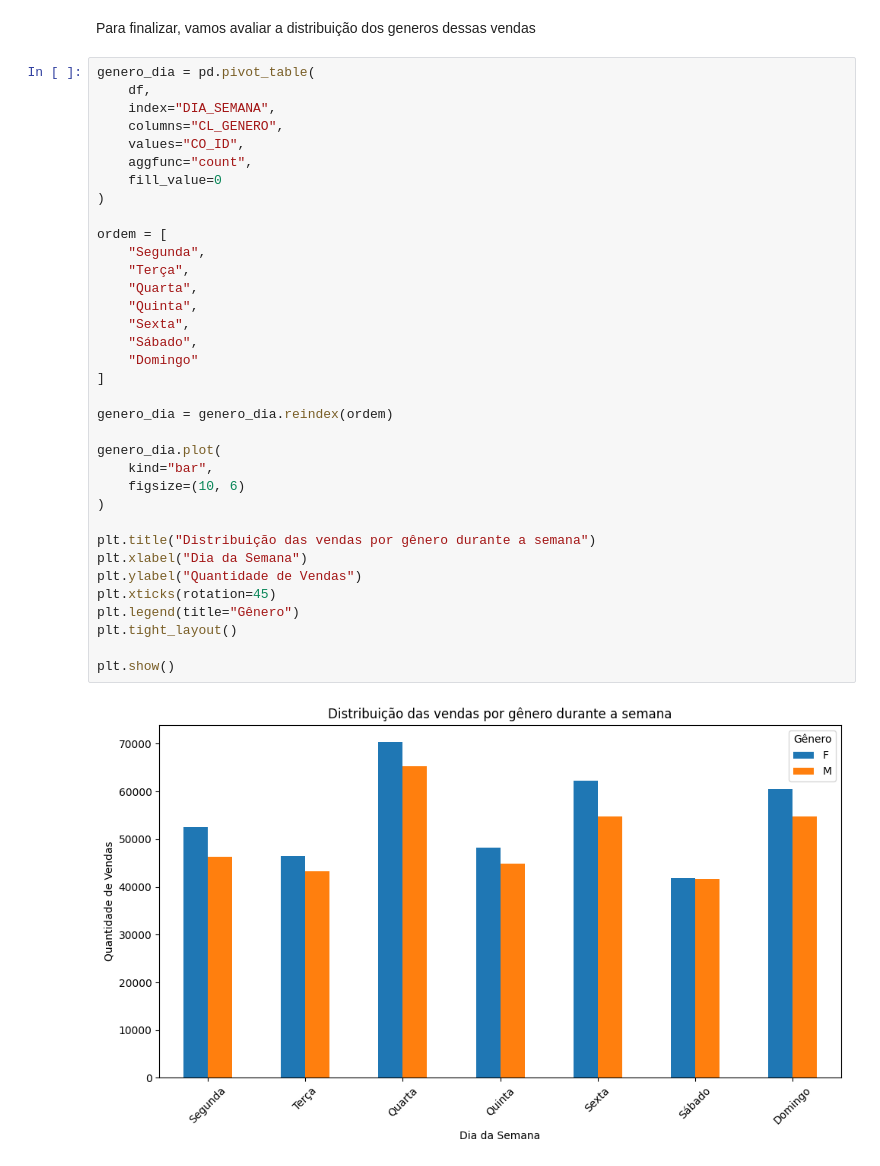
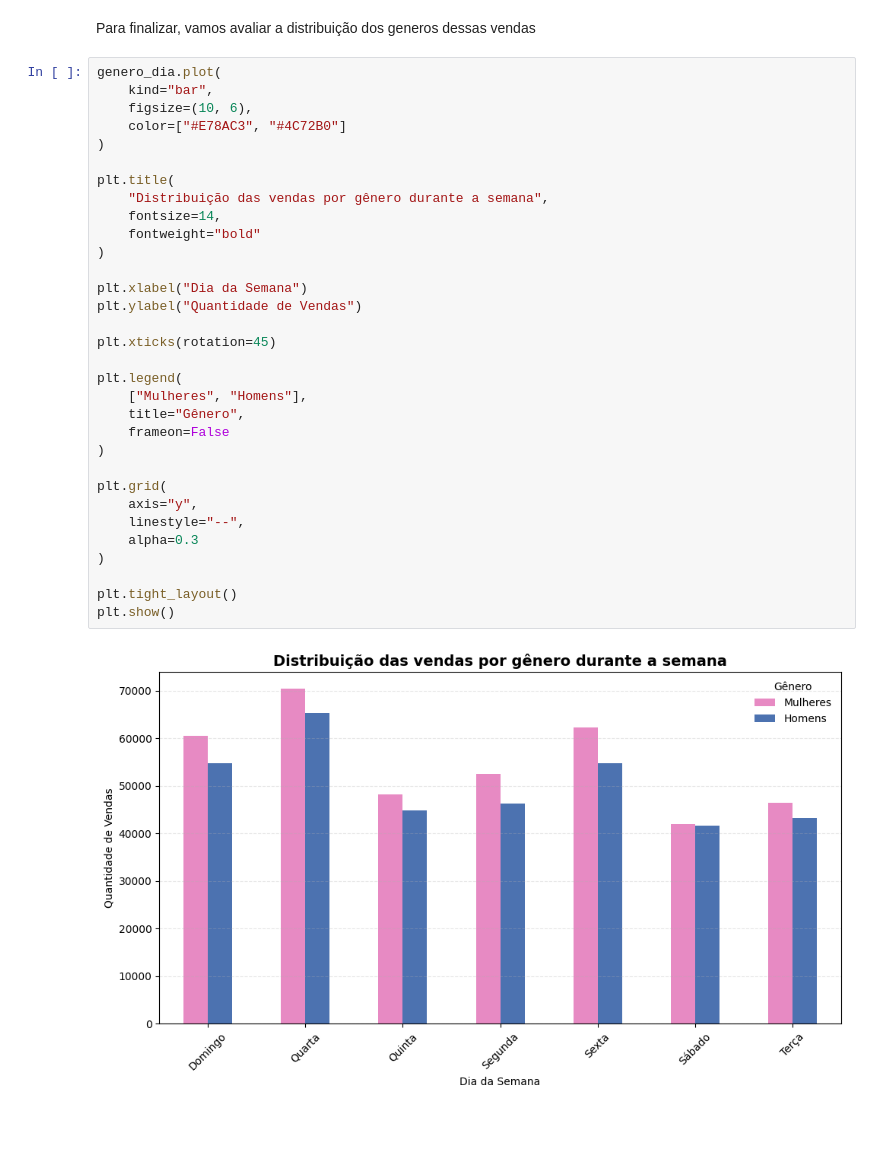
Before and after one commit to jpauleti/miniprojeto_JeanPauleti_T2, a Jupyter notebook: src/analise_varejo.ipynb, the cells around one changed output. Cells and saved outputs as stored; diff of their text form; blank space fills up the shorter version.

```diff
--- a/src/analise_varejo.ipynb
+++ b/src/analise_varejo.ipynb
@@ -300,42 +332,39 @@ print(vendas_dia)
 # %% [markdown]
 Para finalizar, vamos avaliar a distribuição dos generos dessas vendas
 # %%
-genero_dia = pd.pivot_table(
-    df,
-    index="DIA_SEMANA",
-    columns="CL_GENERO",
-    values="CO_ID",
-    aggfunc="count",
-    fill_value=0
+genero_dia.plot(
+    kind="bar",
+    figsize=(10, 6),
+    color=["#E78AC3", "#4C72B0"]
 )
 
-ordem = [
-    "Segunda",
-    "Terça",
-    "Quarta",
-    "Quinta",
-    "Sexta",
-    "Sábado",
-    "Domingo"
-]
-
-genero_dia = genero_dia.reindex(ordem)
-
-genero_dia.plot(
-    kind="bar",
-    figsize=(10, 6)
+plt.title(
+    "Distribuição das vendas por gênero durante a semana",
+    fontsize=14,
+    fontweight="bold"
 )
 
-plt.title("Distribuição das vendas por gênero durante a semana")
 plt.xlabel("Dia da Semana")
 plt.ylabel("Quantidade de Vendas")
+
 plt.xticks(rotation=45)
-plt.legend(title="Gênero")
+
+plt.legend(
+    ["Mulheres", "Homens"],
+    title="Gênero",
+    frameon=False
+)
+
+plt.grid(
+    axis="y",
+    linestyle="--",
+    alpha=0.3
+)
+
 plt.tight_layout()
-
 plt.show()
 # %% [output]
-[figure, old version]
+[figure, new version]
 # %% [markdown]
 Aparentemente os dias que mais vendem são quartas, sextas e sábados.
 A quantidade de compras feitas por mulheres são maiores em todos os dias.
```
Also changed, not shown: parts of 33 cells of this notebook, 1 other file.
